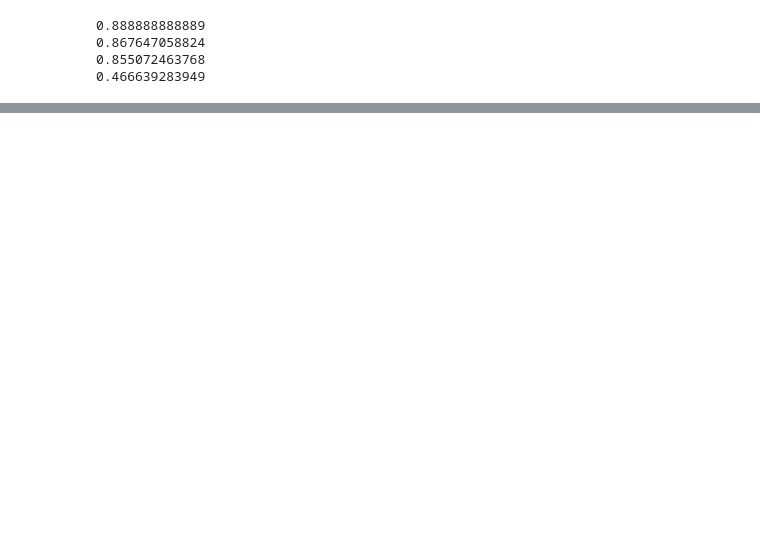
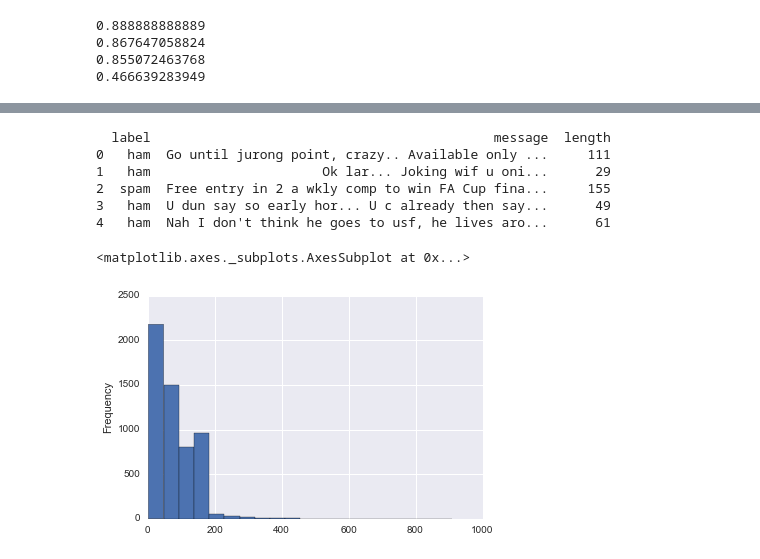
Before and after one commit to gmum/ml2017, a Jupyter notebook: L7.ipynb, the cells around one changed output, grey strips where cells are left out. Cells and saved outputs as stored; diff of their text form; code cells hidden in the pictures; blank space fills up the shorter version.

```diff
--- a/L7.ipynb
+++ b/L7.ipynb
@@ -218,0 +236,3 @@ Podstawowym problemem jest sposób reprezentacji tekstu, podobnie jak w przypadk
+# %%
+messages = pd.read_csv('data/L7/SMSSpamCollection/SMSSpamCollection', sep='\t', quoting=csv.QUOTE_NONE,
+                           names=["label", "message"])
@@ -218,0 +254,15 @@ Podstawowym problemem jest sposób reprezentacji tekstu, podobnie jak w przypadk
+# %%
+messages['length'] = messages['message'].map(lambda text: len(text))
+print messages.head()
+# %% [output]
+  label                                            message  length
+0   ham  Go until jurong point, crazy.. Available only ...     111
+1   ham                      Ok lar... Joking wif u oni...      29
+2  spam  Free entry in 2 a wkly comp to win FA Cup fina...     155
+3   ham  U dun say so early hor... U c already then say...      49
+4   ham  Nah I don't think he goes to usf, he lives aro...      61
+# %%
+messages.length.plot(bins=20, kind='hist')
+# %% [output]
+<matplotlib.axes._subplots.AxesSubplot at 0x...>
+[figure, added]
```
Also changed, not shown: parts of 17 cells of this notebook, 8 other files.
